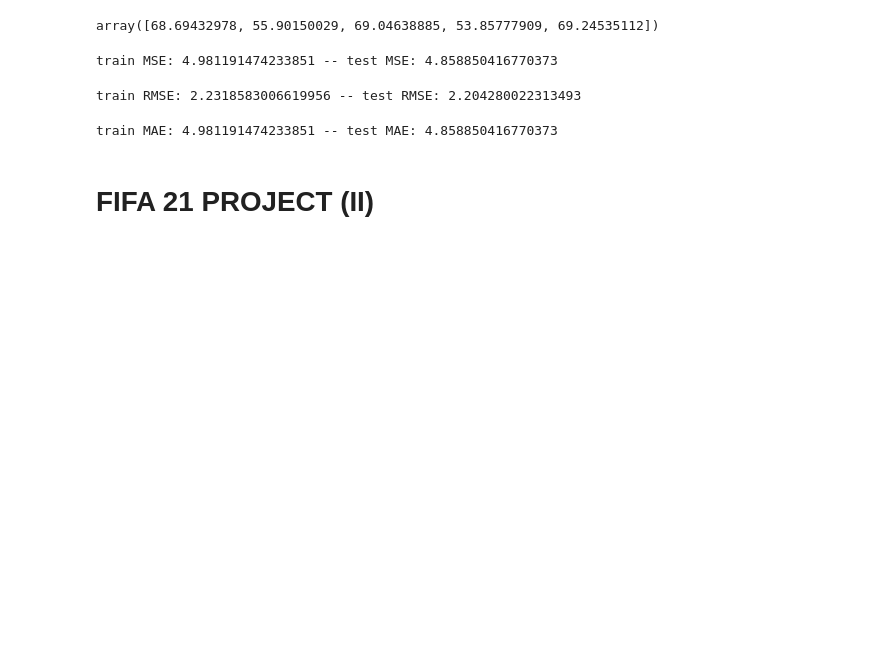
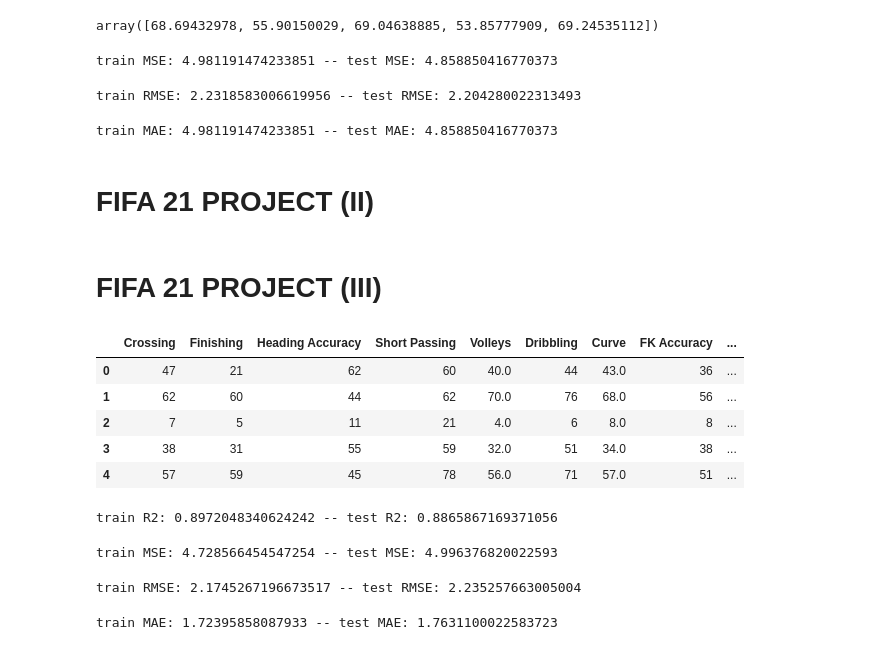
Before and after one commit to reach2jasper/Fifa, a Jupyter notebook: Fifa Project.ipynb, the cells around one changed output. Drawn from its saved outputs; the diff is of its cells as text; code cells hidden in the pictures; blank space fills up the shorter version.

```diff
--- a/Fifa Project.ipynb
+++ b/Fifa Project.ipynb
@@ -372,6 +372,23 @@ def clean_data(df):
     df['IR']=df['IR'].str.replace('★','') #This for replace the star with nothing
     df['IR'] = pd.to_numeric(df['IR'],errors='coerce') # It was string so I convert to numerical
     # Separate categorical and numerical columns
-    numerical = df.select_dtypes(include = np.number)
+    numerical = df.select_dtypes(include = nm.number)
     categorical = df.select_dtypes(include = object)
     return df
+# %% [markdown]
+# FIFA 21 PROJECT (III)
+# %%
+#Importing the data
+data_valid=pd.read_csv('fifa21_validate.csv')
+# %%
+#Performing cleaning of columns using function
+data_clean=clean_data(data_valid)
+# %%
+data_clean.head()
+# %% [output]
+|  | Crossing | Finishing | Heading Accuracy | Short Passing | Volleys | Dribbling | Curve | FK Accuracy | ... |
+| 0 | 47 | 21 | 62 | 60 | 40.0 | 44 | 43.0 | 36 | ... |
+| 1 | 62 | 60 | 44 | 62 | 70.0 | 76 | 68.0 | 56 | ... |
+| 2 | 7 | 5 | 11 | 21 | 4.0 | 6 | 8.0 | 8 | ... |
+| 3 | 38 | 31 | 55 | 59 | 32.0 | 51 | 34.0 | 38 | ... |
+| 4 | 57 | 59 | 45 | 78 | 56.0 | 71 | 57.0 | 51 | ... |
@@ -377,0 +403,30 @@ def clean_data(df):
+# %%
+# Validation R2 scores
+predictions = lm.predict(X_train)
+r2_score_train = r2_score(y_train, predictions)
+predictions_test = lm.predict(X_test)
+r2_score_test = r2_score(y_test, predictions_test)
+print ('train R2: {} -- test R2: {}'.format(r2_score_train,r2_score_test))
+# %% [output]
+train R2: 0.8972048340624242 -- test R2: 0.8865867169371056
+# %%
+# Mean Squared Error
+train_mse=mean_squared_error(y_train,predictions)
+test_mse=mean_squared_error(y_test,predictions_test)
+print ('train MSE: {} -- test MSE: {}'.format(train_mse, test_mse))
+# %% [output]
+train MSE: 4.728566454547254 -- test MSE: 4.996376820022593
+# %%
+# Root Mean Squared Error
+rmse_train = nm.sqrt(mean_squared_error(y_train,predictions))
+rmse_test = nm.sqrt(mean_squared_error(y_test,predictions_test))
+print ('train RMSE: {} -- test RMSE: {}'.format(rmse_train, rmse_test))
+# %% [output]
+train RMSE: 2.1745267196673517 -- test RMSE: 2.235257663005004
+# %%
+# Mean Absolute Error
+mae_train = mean_absolute_error(y_train, predictions)
+mae_test = mean_absolute_error(y_test, predictions_test)
+print ('train MAE: {} -- test MAE: {}'.format(mae_train,mae_test))
+# %% [output]
+train MAE: 1.72395858087933 -- test MAE: 1.7631100022583723
```
Also changed, not shown: parts of 1 cell of this notebook, 2 other files.
